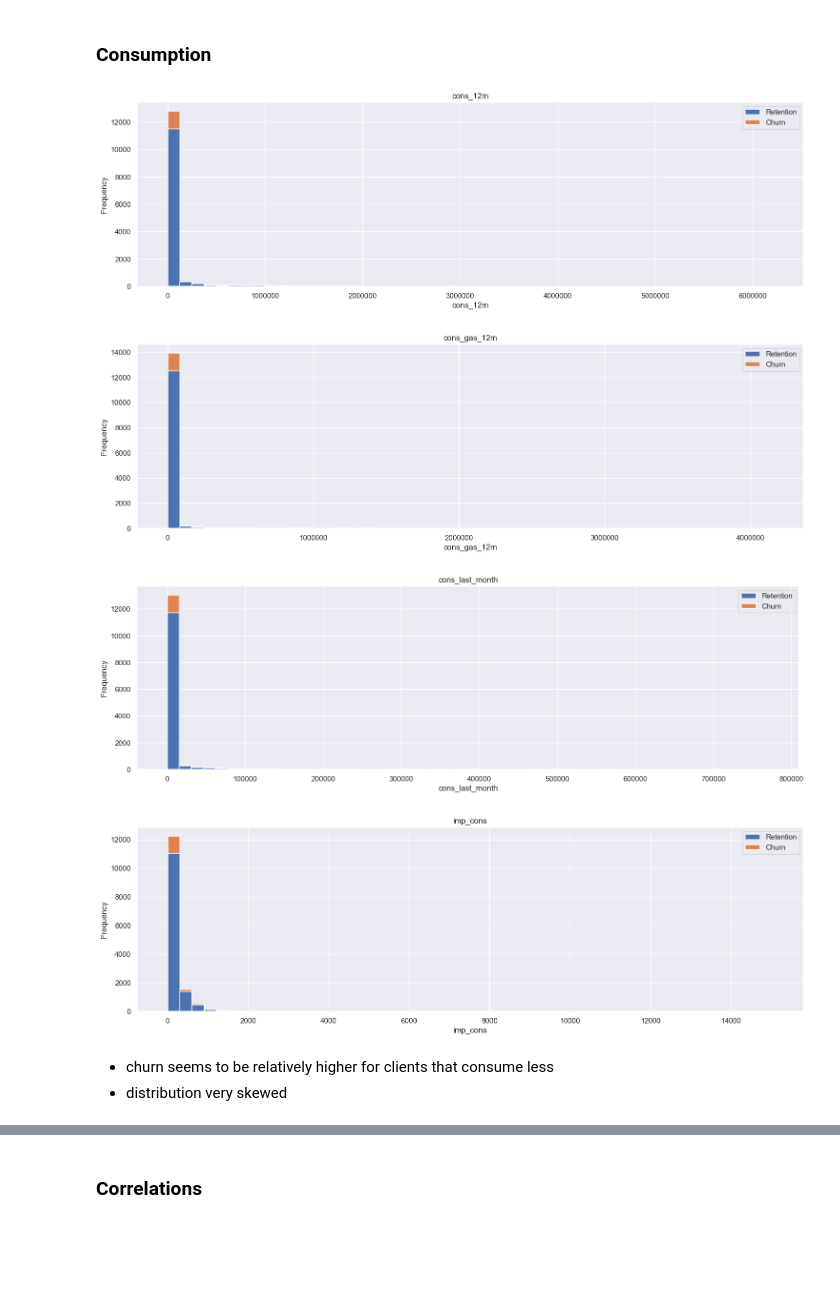
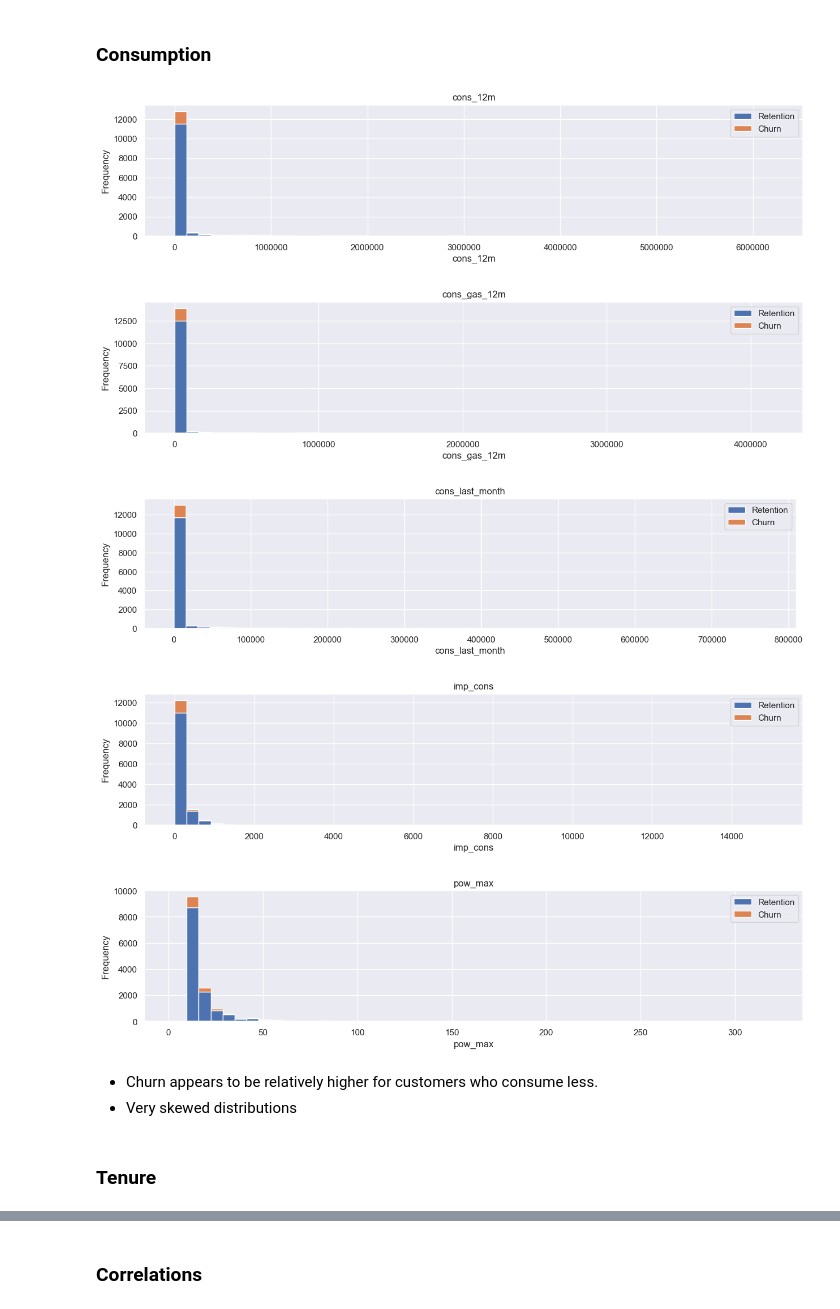
Before and after one commit to aoberfoell/BCG, a Jupyter notebook: Task 2 - Exploratory Data Analysis/task_2_exploratory_data_analysis.ipynb, the cells around one changed output, grey strips where cells are left out. Cells and saved outputs as stored; diff of their text form; code cells hidden in the pictures; blank space fills up the shorter version.

```diff
--- a/Task 2 - Exploratory Data Analysis/task_2_exploratory_data_analysis.ipynb
+++ b/Task 2 - Exploratory Data Analysis/task_2_exploratory_data_analysis.ipynb
@@ -234,0 +279,6 @@ plot_stacked_bars(churn_percentage.transpose(), "Churning status", (5, 5), legen
+# %%
+fig, axes = plt.subplots(nrows=1, ncols=2)
+fig.set_figwidth(15)
+fig.set_figheight(4)
+plot_categorical(client_df, "origin_up", ax=axes[0], title="Churn by Electricity Campaign", ylabel="Count")
+plot_categorical(client_df, "origin_up", normalize=True, ax=axes[1], title="Churn by Electricity Campaign", ylabel="Frequency")
@@ -235,17 +287,20 @@ plot_stacked_bars(churn_percentage.transpose(), "Churning status", (5, 5), legen
 # %% [markdown]
 ### Consumption
 # %%
-consumption_cols = ["cons_12m", "cons_gas_12m", "cons_last_month", "imp_cons"]
-for col in consumption_cols:
-    consumption = client_df[["id", col, "churn"]]
-    fig, axs = plt.subplots(nrows=1, figsize=(18, 5))
+consumption_cols = ["cons_12m", "cons_gas_12m", "cons_last_month", "imp_cons", "pow_max"]
+for n, col in enumerate(consumption_cols):
+    consumption_df = client_df[["id", col, "churn"]]
+    fig, axs = plt.subplots(nrows=1, figsize=(15, 3))
     plt.title(col)
-    plot_distribution(consumption, col, axs)
+    plot_distribution(consumption_df, col, axs)
 # %% [output]
-[figure, old version]
+[figure, new version]
-[figure, old version]
+[figure, new version]
-[figure, old version]
+[figure, new version]
-[figure, old version]
+[figure, new version]
+[figure, added]
 # %% [markdown]
-- churn seems to be relatively higher for clients that consume less
-- distribution very skewed
+- Churn appears to be relatively higher for customers who consume less.
+- Very skewed distributions
+# %% [markdown]
+### Tenure
```
Also changed, not shown: parts of 69 cells of this notebook, 2 other files.
